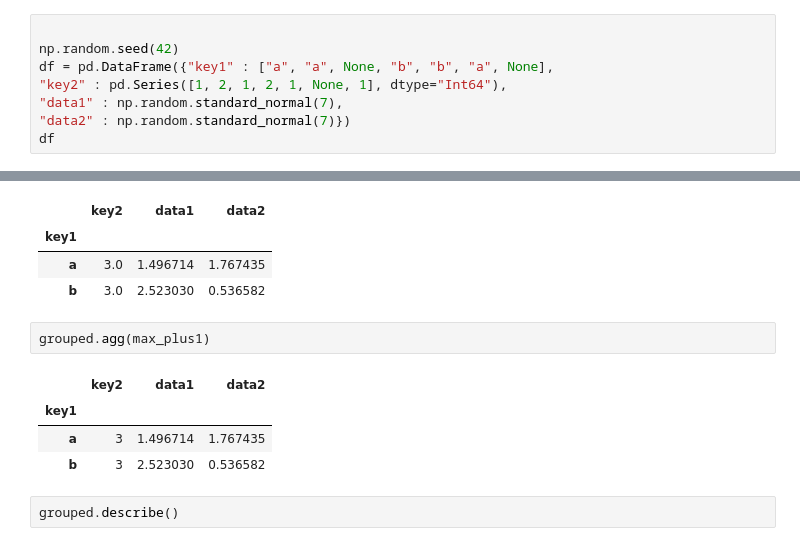
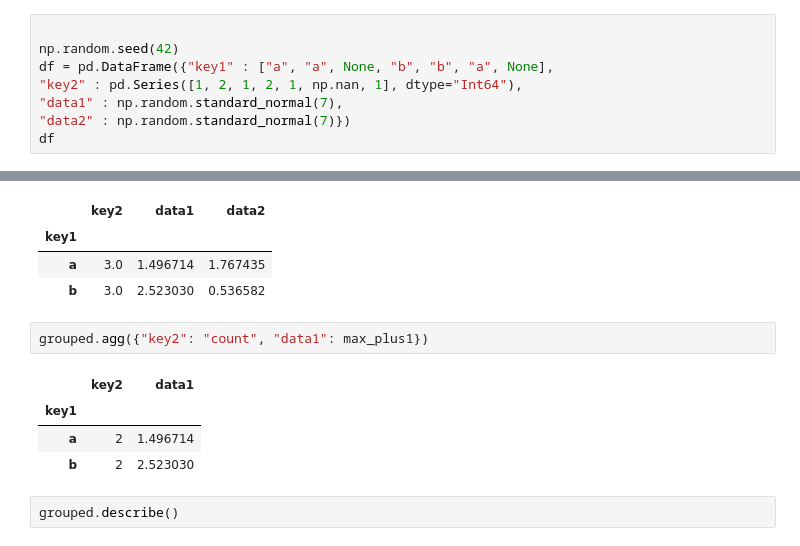
Before and after one commit to shelleygoel/pydata-book, a Jupyter notebook: group_ops.ipynb, the cells around one changed output, grey strips where cells are left out. Cells and saved outputs as stored; diff of their text form.

Commit message:
group operations done

```diff
--- a/group_ops.ipynb
+++ b/group_ops.ipynb
@@ -13,7 +13,7 @@ import numpy as np
 
 np.random.seed(42)
 df = pd.DataFrame({"key1" : ["a", "a", None, "b", "b", "a", None],
-"key2" : pd.Series([1, 2, 1, 2, 1, None, 1], dtype="Int64"),
+"key2" : pd.Series([1, 2, 1, 2, 1, np.nan, 1], dtype="Int64"),
 "data1" : np.random.standard_normal(7),
 "data2" : np.random.standard_normal(7)})
 df
@@ -331,12 +336,12 @@ grouped.apply(max_plus1)
 | a | 3.0 | 1.496714 | 1.767435 |
 | b | 3.0 | 2.523030 | 0.536582 |
 # %%
-grouped.agg(max_plus1)
+grouped.agg({"key2": "count", "data1": max_plus1})
 # %% [output]
-|  | key2 | data1 | data2 |
-| key1 |  |  |  |
-| a | 3 | 1.496714 | 1.767435 |
-| b | 3 | 2.523030 | 0.536582 |
+|  | key2 | data1 |
+| key1 |  |  |
+| a | 2 | 1.496714 |
+| b | 2 | 2.523030 |
 # %%
 grouped.describe()
 # %% [output]
```
Also changed, not shown: parts of 96 cells of this notebook.
